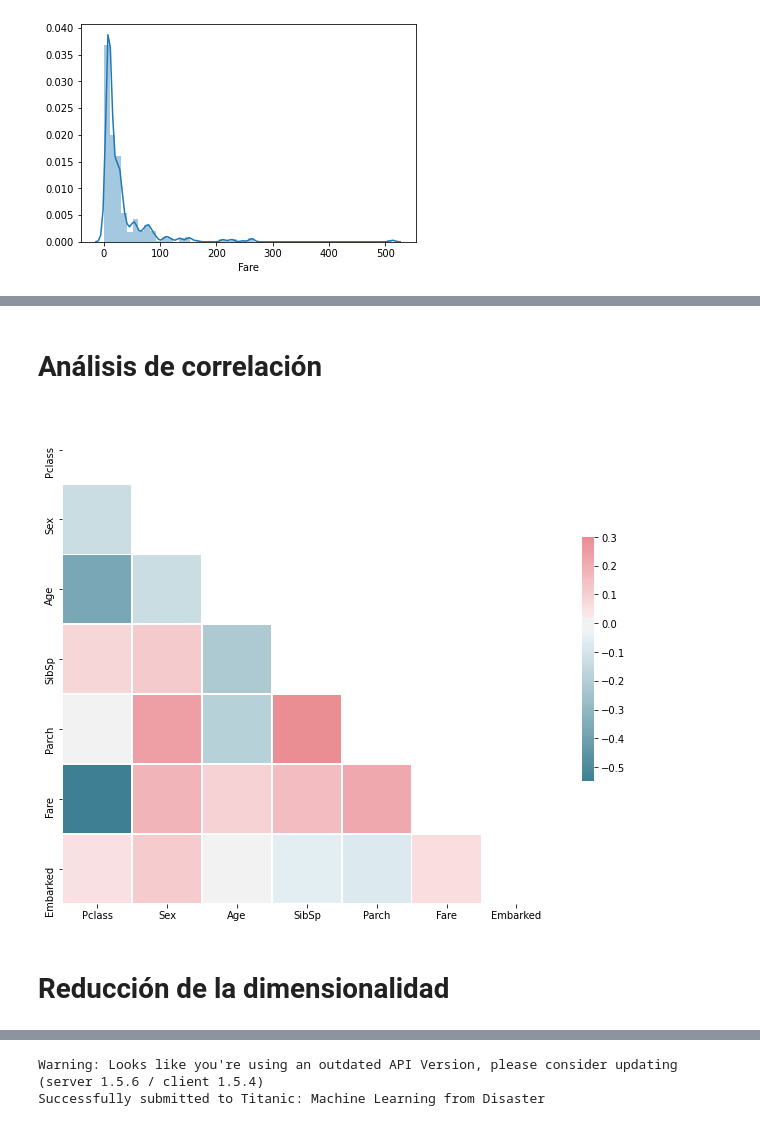
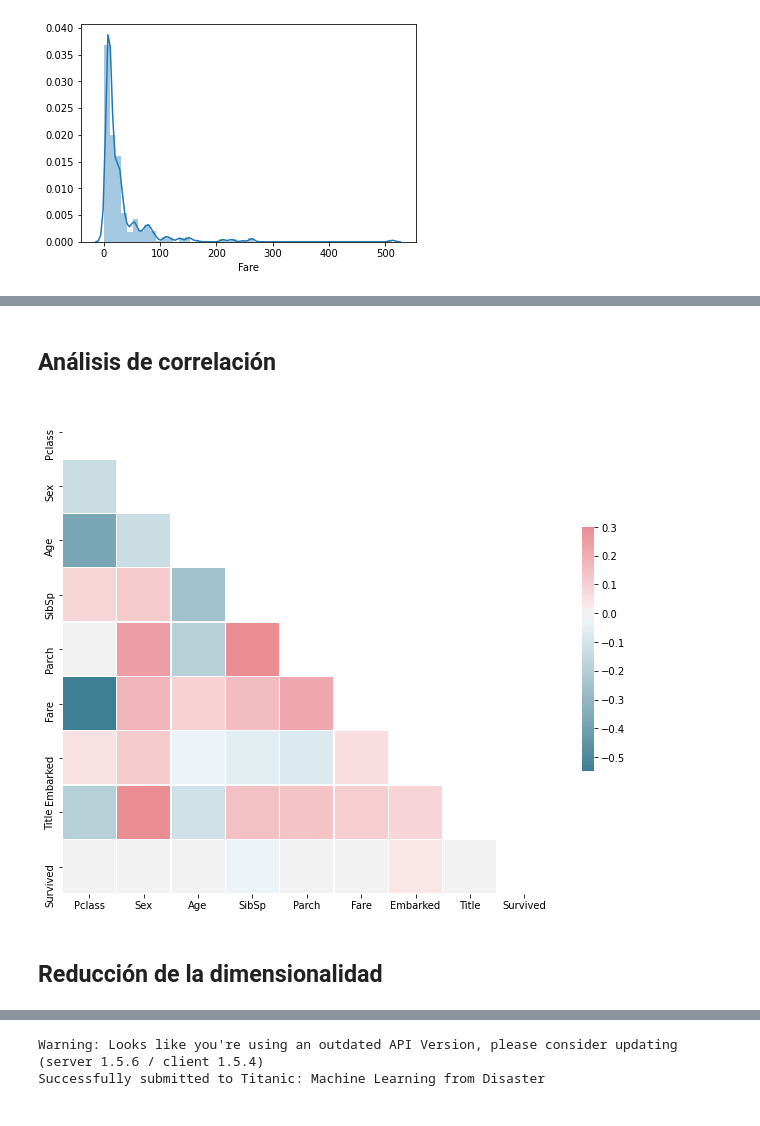
Before and after one commit to dmar10862/uoc_tipologia_y_ciclo_de_vida_de_los_datos_practica_2, a Jupyter notebook: src/UOC_M2851_DataAnalysis.ipynb, the cells around one changed output, grey strips where cells are left out. Saved outputs shown, nothing was run; the diff lists cells and outputs as text; code cells hidden in the pictures.

```diff
--- a/src/UOC_M2851_DataAnalysis.ipynb
+++ b/src/UOC_M2851_DataAnalysis.ipynb
@@ -132,0 +263,10 @@ display(X_test.head())
+# %%
+# https://www.kaggle.com/ouyangg/titanic
+X_train['Title'] = X_train['Name'].str.extract('([A-Za-z]+)\.')
+X_train['Title'], title = pd.factorize(X_train['Title'])
+
+title = {k:v for v, k in enumerate(title)}
+
+print(title)
+display(X_train.head())
+display(X_train.describe())
@@ -133,4 +316,4 @@ display(X_test.head())
 # %%
-# Deajar solo variables útiles
-X_train = X_train.drop(columns=['Ticket', 'Name', 'Cabin'])
-X_test = X_test.drop(columns=['Ticket', 'Name', 'Cabin'])
+# Deajar solo variables Numéricas
+X_train = X_train.drop(columns=['Name', 'Ticket', 'Cabin'])
+X_test = X_test.drop(columns=['Name', 'Ticket', 'Cabin'])
@@ -240,24 +381,28 @@ plot = sns.distplot(X_train['Fare']);
 # %% [markdown]
-# Análisis de correlación
+## Análisis de correlación
+# %%
+# Volver a unir las características con la clase a predecir
+Xy_train = X_train.copy()
+Xy_train['Survived'] = y_train
 # %%
 # https://seaborn.pydata.org/examples/many_pairwise_correlations.html
 # Compute the correlation matrix
-corr = X_train.corr()
+corr = Xy_train.corr()
 
 # Generate a mask for the upper triangle
 mask = np.triu(np.ones_like(corr, dtype=np.bool))
 
 # Set up the matplotlib figure
 f, ax = plt.subplots(figsize=(11, 9))
 
 # Generate a custom diverging colormap
 cmap = sns.diverging_palette(220, 10, as_cmap=True)
 
 # Draw the heatmap with the mask and correct aspect ratio
 plot = sns.heatmap(corr, mask=mask, cmap=cmap, vmax=.3, center=0,
             square=True, linewidths=.5, cbar_kws={"shrink": .5})
 # %% [output]
-[figure, old version]
+[figure, new version]
 # %% [markdown]
-# Reducción de la dimensionalidad
+## Reducción de la dimensionalidad
 # %%
```
Also changed, not shown: parts of 41 cells of this notebook.
